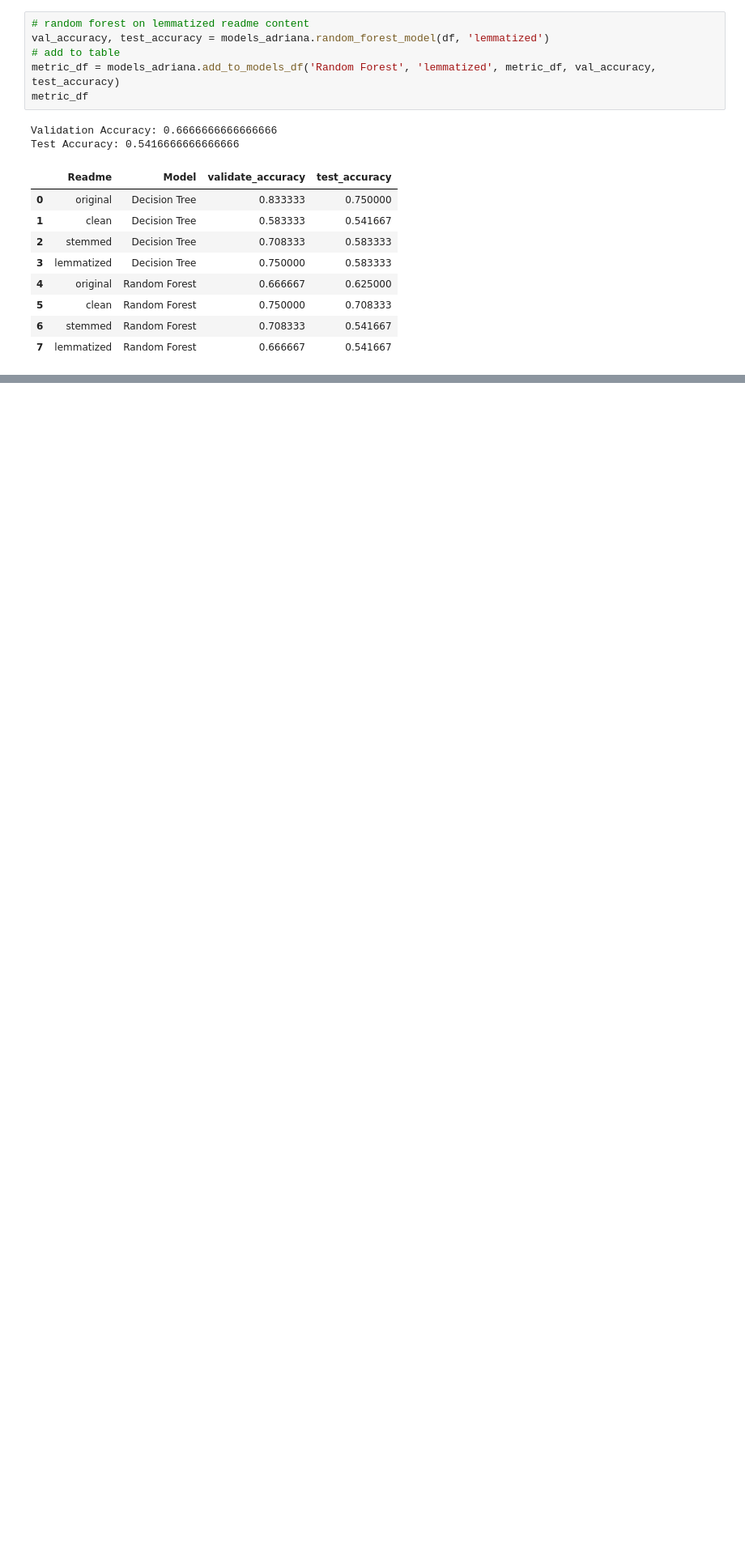
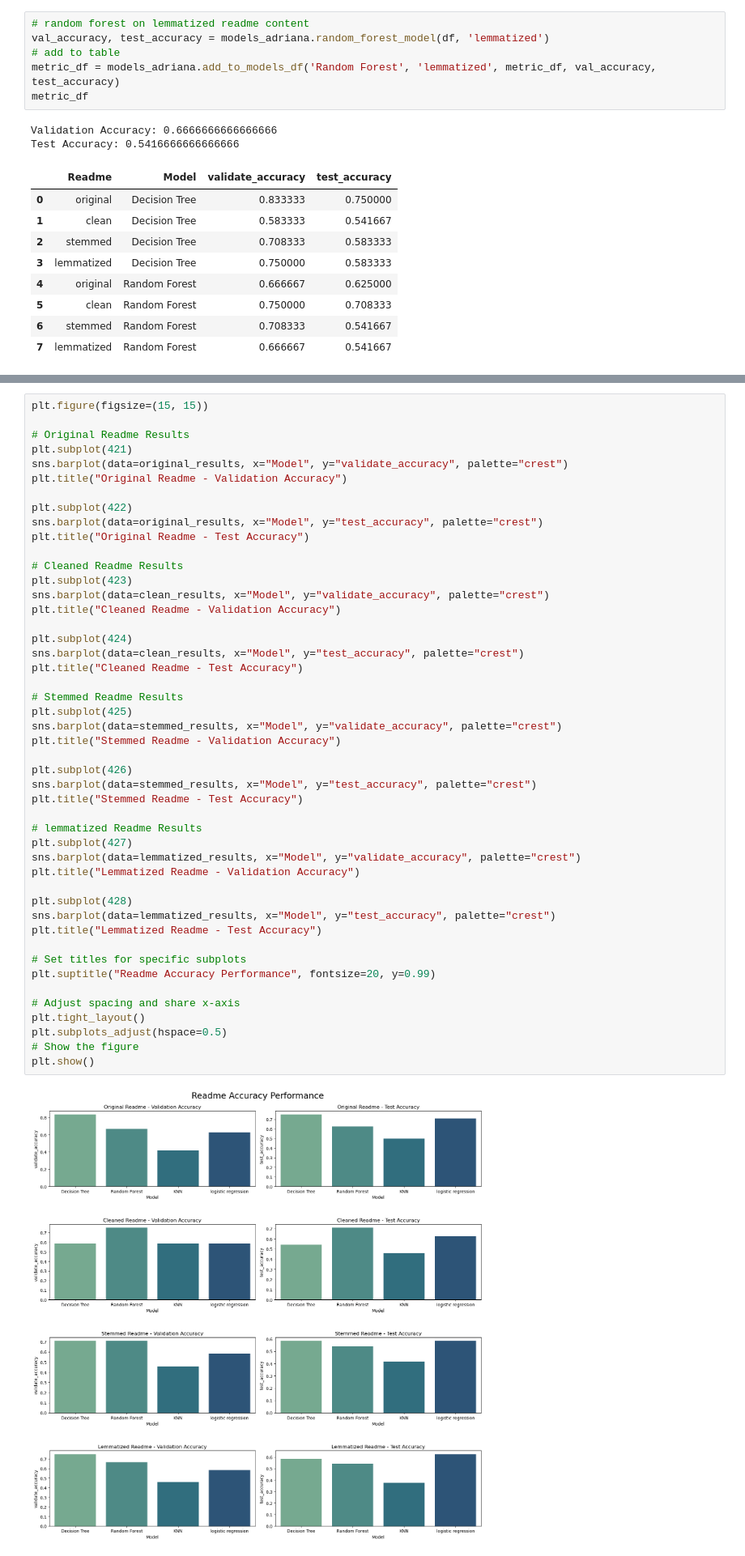
Before and after one commit to What-s-Trending/nlp_project, a Jupyter notebook: adrianas_work.ipynb, the cells around one changed output, grey strips where cells are left out. Shown at 81% size. Drawn from its saved outputs; the diff is of its cells as text; blank space fills up the shorter version.

```diff
--- a/adrianas_work.ipynb
+++ b/adrianas_work.ipynb
@@ -188,0 +465,49 @@ Test Accuracy: 0.5416666666666666
+# %%
+plt.figure(figsize=(15, 15))
+
+# Original Readme Results
+plt.subplot(421)
+sns.barplot(data=original_results, x="Model", y="validate_accuracy", palette="crest")
+plt.title("Original Readme - Validation Accuracy")
+
+plt.subplot(422)
+sns.barplot(data=original_results, x="Model", y="test_accuracy", palette="crest")
+plt.title("Original Readme - Test Accuracy")
+
+# Cleaned Readme Results
+plt.subplot(423)
+sns.barplot(data=clean_results, x="Model", y="validate_accuracy", palette="crest")
+plt.title("Cleaned Readme - Validation Accuracy")
+
+plt.subplot(424)
+sns.barplot(data=clean_results, x="Model", y="test_accuracy", palette="crest")
+plt.title("Cleaned Readme - Test Accuracy")
+
+# Stemmed Readme Results
+plt.subplot(425)
+sns.barplot(data=stemmed_results, x="Model", y="validate_accuracy", palette="crest")
+plt.title("Stemmed Readme - Validation Accuracy")
+
+plt.subplot(426)
+sns.barplot(data=stemmed_results, x="Model", y="test_accuracy", palette="crest")
+plt.title("Stemmed Readme - Test Accuracy")
+
+# lemmatized Readme Results
+plt.subplot(427)
+sns.barplot(data=lemmatized_results, x="Model", y="validate_accuracy", palette="crest")
+plt.title("Lemmatized Readme - Validation Accuracy")
+
+plt.subplot(428)
+sns.barplot(data=lemmatized_results, x="Model", y="test_accuracy", palette="crest")
+plt.title("Lemmatized Readme - Test Accuracy")
+
+# Set titles for specific subplots
+plt.suptitle("Readme Accuracy Performance", fontsize=20, y=0.99)
+
+# Adjust spacing and share x-axis
+plt.tight_layout()
+plt.subplots_adjust(hspace=0.5)
+# Show the figure
+plt.show()
+# %% [output]
+[figure, added]
```
Also changed, not shown: parts of 12 cells of this notebook, 2 other files.
